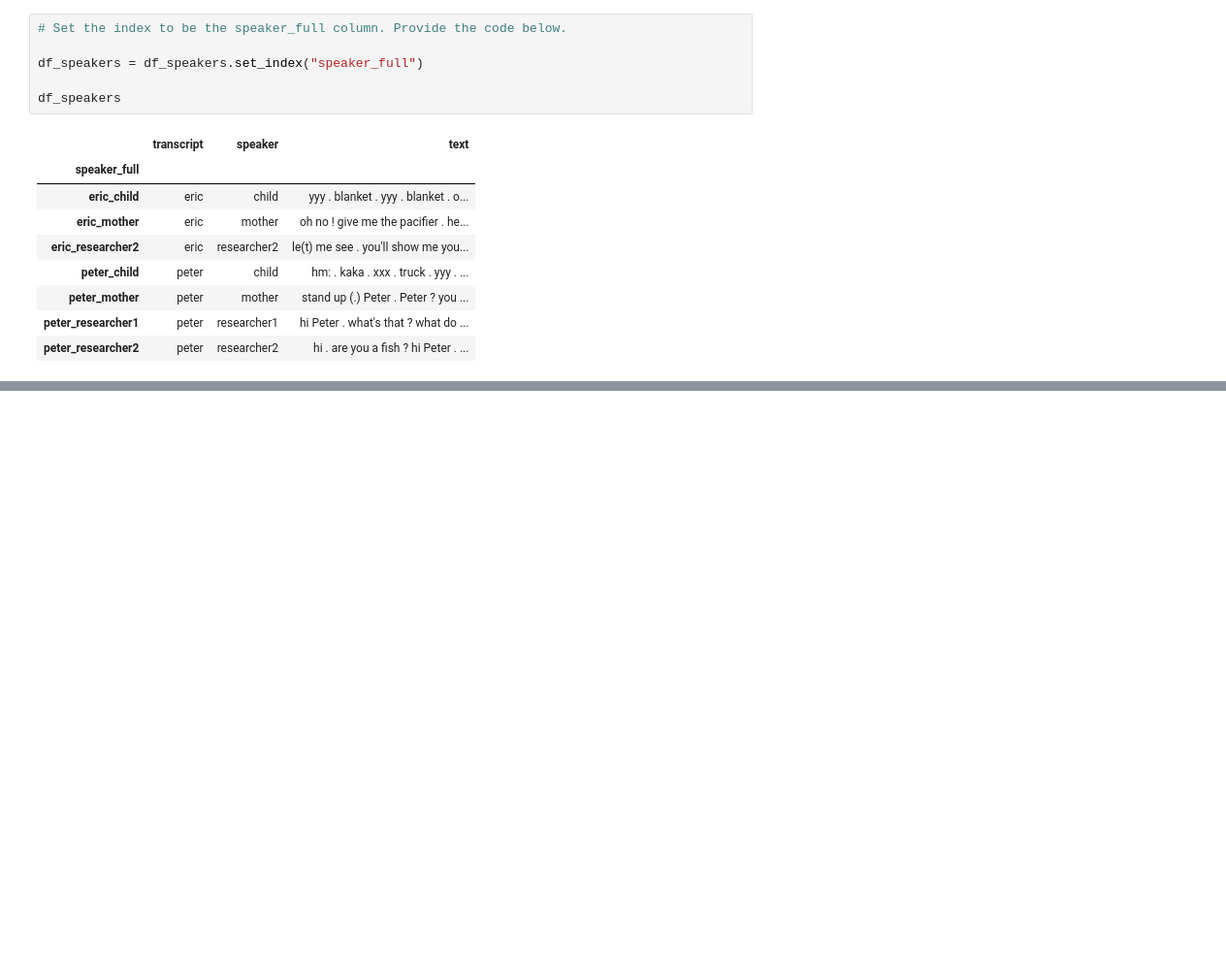
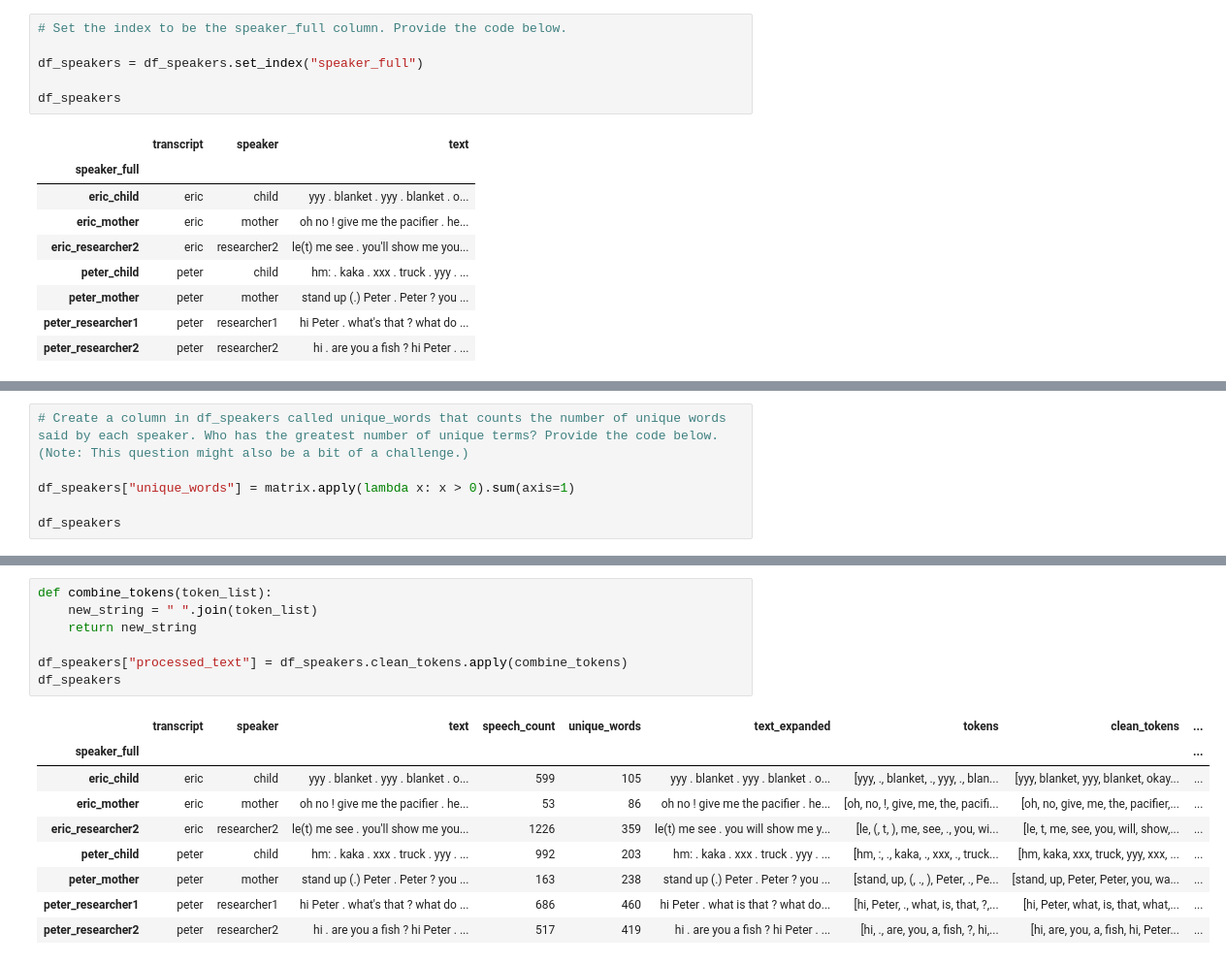
Before and after one commit to giovanni-lunetta/Text-Analytics-Coding-HW, a Jupyter notebook: Bag of Words Coding Assignment.ipynb, the cells around one changed output, grey strips where cells are left out. Shown at 97% size. Cells and saved outputs as stored; diff of their text form; blank space fills up the shorter version.

```diff
--- a/Bag of Words Coding Assignment.ipynb
+++ b/Bag of Words Coding Assignment.ipynb
@@ -292,0 +302,6 @@ df_speakers
+# %%
+# Create a column in df_speakers called unique_words that counts the number of unique words said by each speaker. Who has the greatest number of unique terms? Provide the code below. (Note: This question might also be a bit of a challenge.)
+
+df_speakers["unique_words"] = matrix.apply(lambda x: x > 0).sum(axis=1)
+
+df_speakers
@@ -292,0 +411,17 @@ df_speakers
+# %%
+def combine_tokens(token_list):
+    new_string = " ".join(token_list)
+    return new_string
+
+df_speakers["processed_text"] = df_speakers.clean_tokens.apply(combine_tokens)
+df_speakers
+# %% [output]
+|  | transcript | speaker | text | speech_count | unique_words | text_expanded | tokens | clean_tokens | ... |
+| speaker_full |  |  |  |  |  |  |  |  | ... |
+| eric_child | eric | child | yyy . blanket . yyy . blanket . o... | 599 | 105 | yyy . blanket . yyy . blanket . o... | [yyy, ., blanket, ., yyy, ., blan... | [yyy, blanket, yyy, blanket, okay... | ... |
+| eric_mother | eric | mother | oh no ! give me the pacifier . he... | 53 | 86 | oh no ! give me the pacifier . he... | [oh, no, !, give, me, the, pacifi... | [oh, no, give, me, the, pacifier,... | ... |
+| eric_researcher2 | eric | researcher2 | le(t) me see . you'll show me you... | 1226 | 359 | le(t) me see . you will show me y... | [le, (, t, ), me, see, ., you, wi... | [le, t, me, see, you, will, show,... | ... |
+| peter_child | peter | child | hm: . kaka . xxx . truck . yyy . ... | 992 | 203 | hm: . kaka . xxx . truck . yyy . ... | [hm, :, ., kaka, ., xxx, ., truck... | [hm, kaka, xxx, truck, yyy, xxx, ... | ... |
+| peter_mother | peter | mother | stand up (.) Peter . Peter ? you ... | 163 | 238 | stand up (.) Peter . Peter ? you ... | [stand, up, (, ., ), Peter, ., Pe... | [stand, up, Peter, Peter, you, wa... | ... |
+| peter_researcher1 | peter | researcher1 | hi Peter . what's that ? what do ... | 686 | 460 | hi Peter . what is that ? what do... | [hi, Peter, ., what, is, that, ?,... | [hi, Peter, what, is, that, what,... | ... |
+| peter_researcher2 | peter | researcher2 | hi . are you a fish ? hi Peter . ... | 517 | 419 | hi . are you a fish ? hi Peter . ... | [hi, ., are, you, a, fish, ?, hi,... | [hi, are, you, a, fish, hi, Peter... | ... |
```
Also changed, not shown: parts of 17 cells of this notebook.
